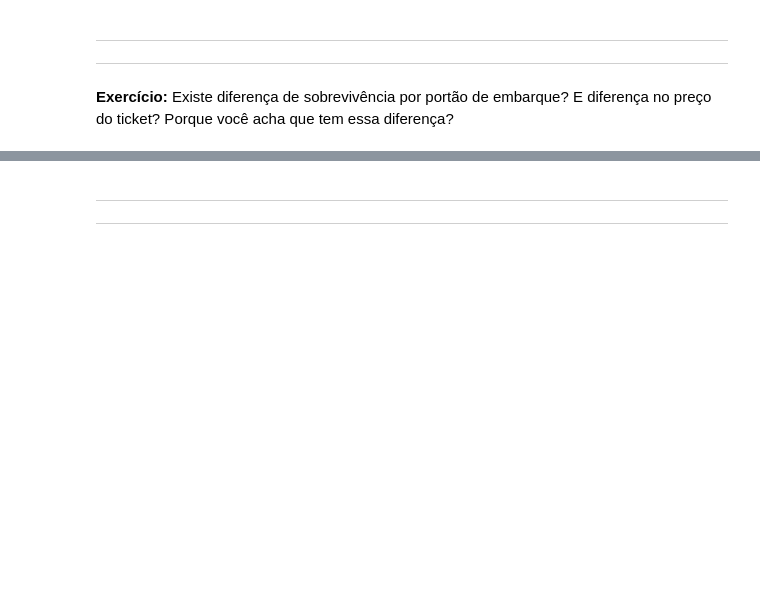
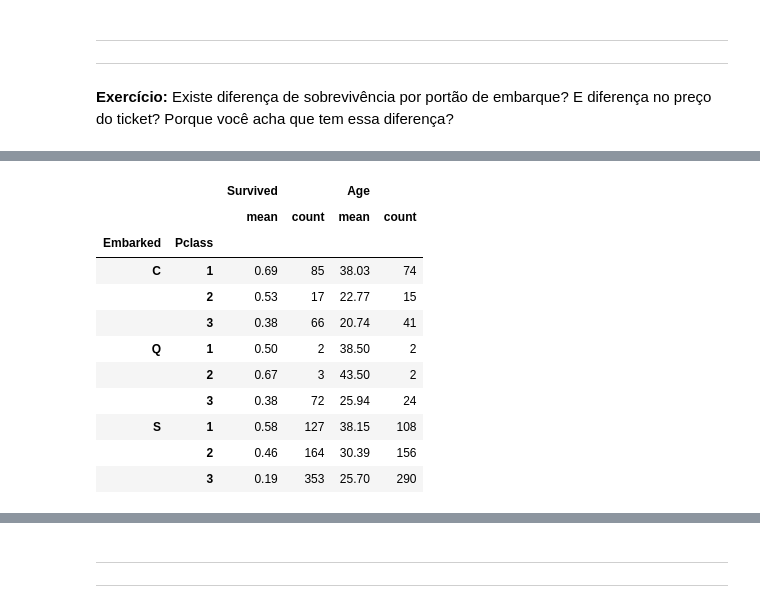
Before and after one commit to patriciacatandi/Lets_Code_DS_Degree_Alunos, a Jupyter notebook: Módulo 3 - Pandas/Aula_4_-_Manipulação_Groupby_Merge.ipynb, the cells around one changed output, grey strips where cells are left out. Cells and saved outputs as stored; diff of their text form; code cells hidden in the pictures; blank space fills up the shorter version.

Commit message:
modif aula groupby

```diff
--- a/Módulo 3 - Pandas/Aula_4_-_Manipulação_Groupby_Merge.ipynb
+++ b/Módulo 3 - Pandas/Aula_4_-_Manipulação_Groupby_Merge.ipynb
@@ -96,0 +300,15 @@ _____________
+# %%
+df.groupby(["Embarked", 'Pclass'])[["Survived", "Age"]].agg(['mean', 'count'])
+# %% [output]
+|  |  | Survived |  | Age |  |
+|  |  | mean | count | mean | count |
+| Embarked | Pclass |  |  |  |  |
+| C | 1 | 0.69 | 85 | 38.03 | 74 |
+|  | 2 | 0.53 | 17 | 22.77 | 15 |
+|  | 3 | 0.38 | 66 | 20.74 | 41 |
+| Q | 1 | 0.50 | 2 | 38.50 | 2 |
+|  | 2 | 0.67 | 3 | 43.50 | 2 |
+|  | 3 | 0.38 | 72 | 25.94 | 24 |
+| S | 1 | 0.58 | 127 | 38.15 | 108 |
+|  | 2 | 0.46 | 164 | 30.39 | 156 |
+|  | 3 | 0.19 | 353 | 25.70 | 290 |
```
Also changed, not shown: parts of 55 cells of this notebook.
